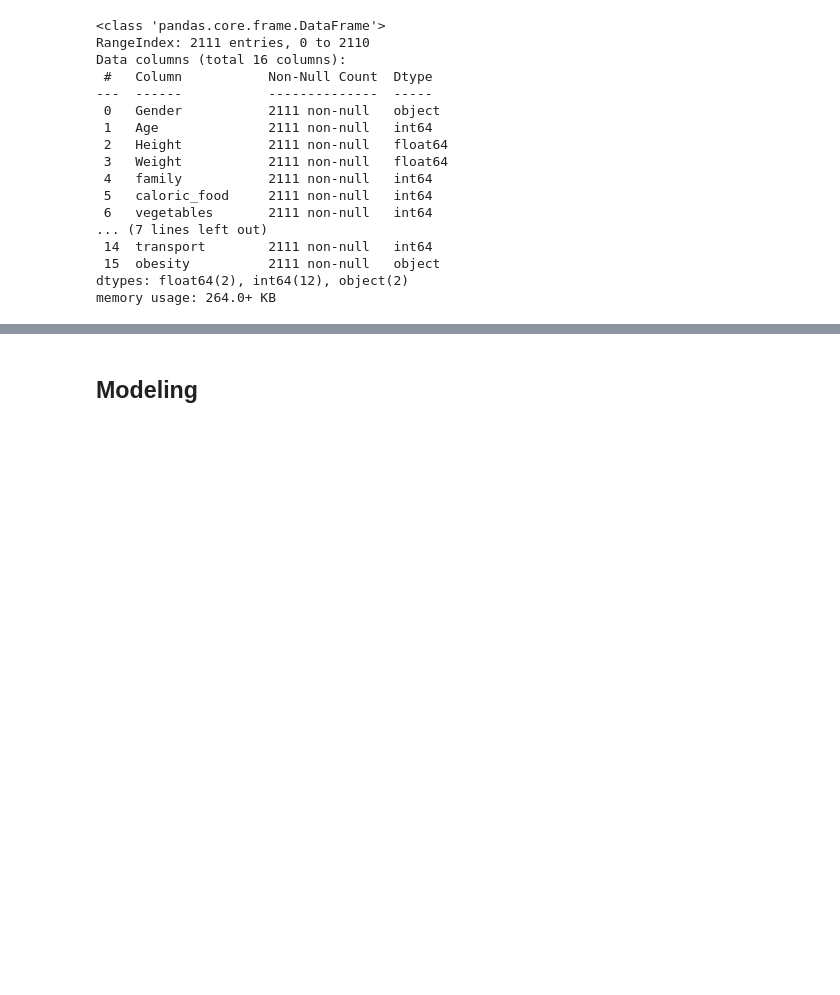
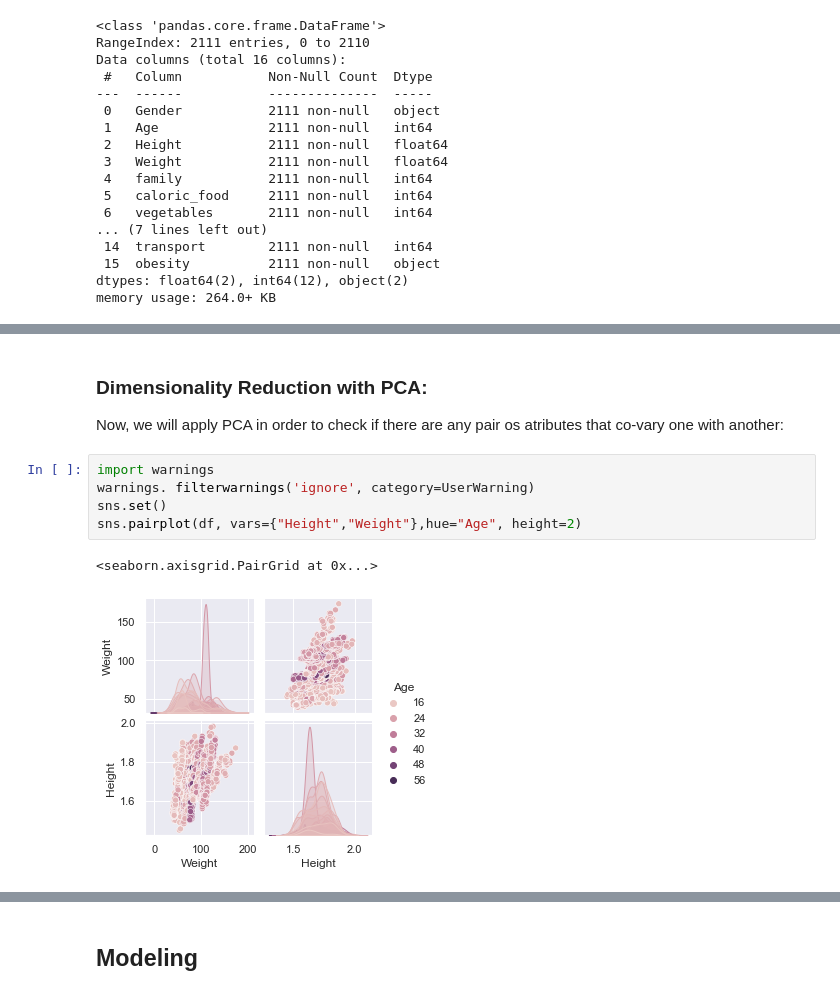
Before and after one commit to bmpeluzo/lab3, a Jupyter notebook: lab3/lab3.ipynb, the cells around one changed output, grey strips where cells are left out. Drawn from its saved outputs; the diff is of its cells as text; blank space fills up the shorter version.

Commit message:
I tried to run pca with height and weight. That didn't work well

```diff
--- a/lab3/lab3.ipynb
+++ b/lab3/lab3.ipynb
@@ -130,0 +161,12 @@ memory usage: 264.0+ KB
+# %% [markdown]
+### Dimensionality Reduction with PCA:
+
+Now, we will apply PCA in order to check if there are any pair os atributes that co-vary one with another:
+# %%
+import warnings
+warnings. filterwarnings('ignore', category=UserWarning)
+sns.set()
+sns.pairplot(df, vars={"Height","Weight"},hue="Age", height=2)
+# %% [output]
+<seaborn.axisgrid.PairGrid at 0x...>
+[figure, added]
```
Also changed, not shown: parts of 9 cells of this notebook.
